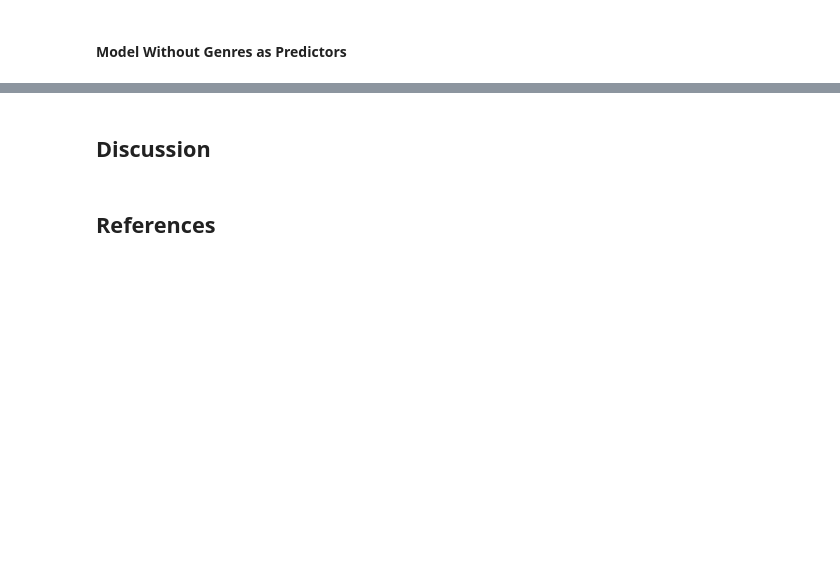
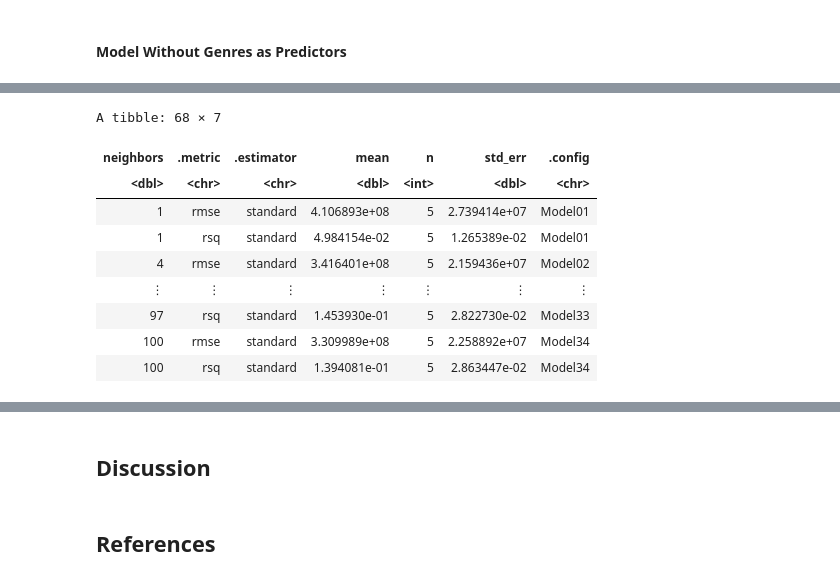
Before and after one commit to starsurfer87/DSCI100-Group-Project, a Jupyter notebook: thedreadedassignment.ipynb, the cells around one changed output, grey strips where cells are left out. Cells and saved outputs as stored; diff of their text form; code cells hidden in the pictures; blank space fills up the shorter version.

```diff
--- a/thedreadedassignment.ipynb
+++ b/thedreadedassignment.ipynb
@@ -364,3 +381,16 @@ x Fold4: model 1/1 (predictions): Error: Problem with `mutate()` input `.row`.
+# %%
+movies_fit
+# %% [output]
+A tibble: 68 × 7
+| neighbors | .metric | .estimator | mean | n | std_err | .config |
+| <dbl> | <chr> | <chr> | <dbl> | <int> | <dbl> | <chr> |
+| 1 | rmse | standard | 4.106893e+08 | 5 | 2.739414e+07 | Model01 |
+| 1 | rsq | standard | 4.984154e-02 | 5 | 1.265389e-02 | Model01 |
+| 4 | rmse | standard | 3.416401e+08 | 5 | 2.159436e+07 | Model02 |
+| ⋮ | ⋮ | ⋮ | ⋮ | ⋮ | ⋮ | ⋮ |
+| 97 | rsq | standard | 1.453930e-01 | 5 | 2.822730e-02 | Model33 |
+| 100 | rmse | standard | 3.309989e+08 | 5 | 2.258892e+07 | Model34 |
+| 100 | rsq | standard | 1.394081e-01 | 5 | 2.863447e-02 | Model34 |
 # %%
 # determine best k
 
```
Also changed, not shown: parts of 5 cells of this notebook.
